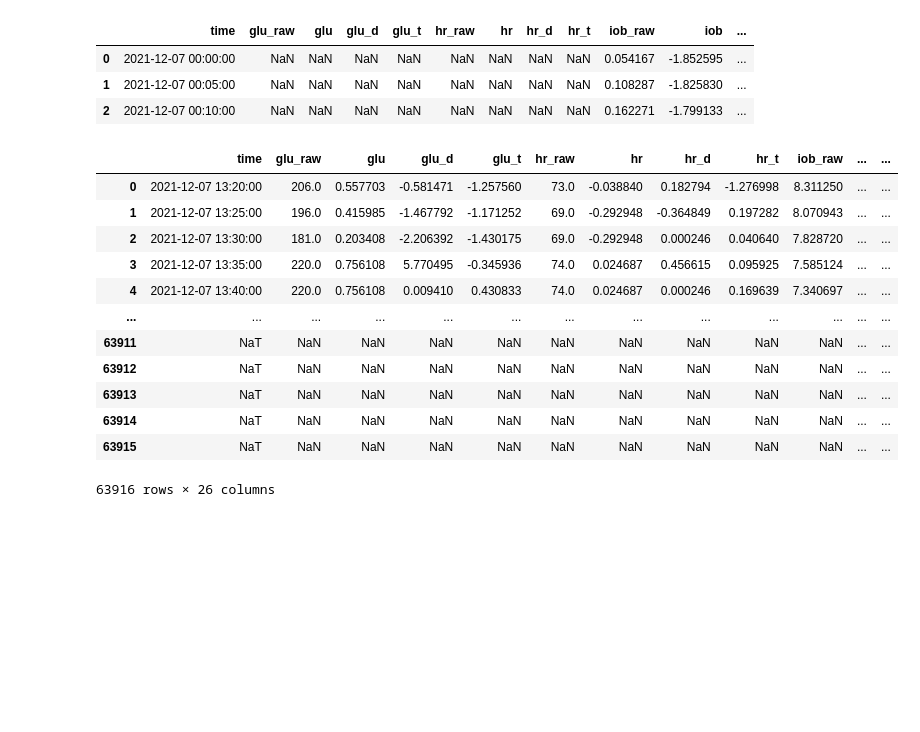
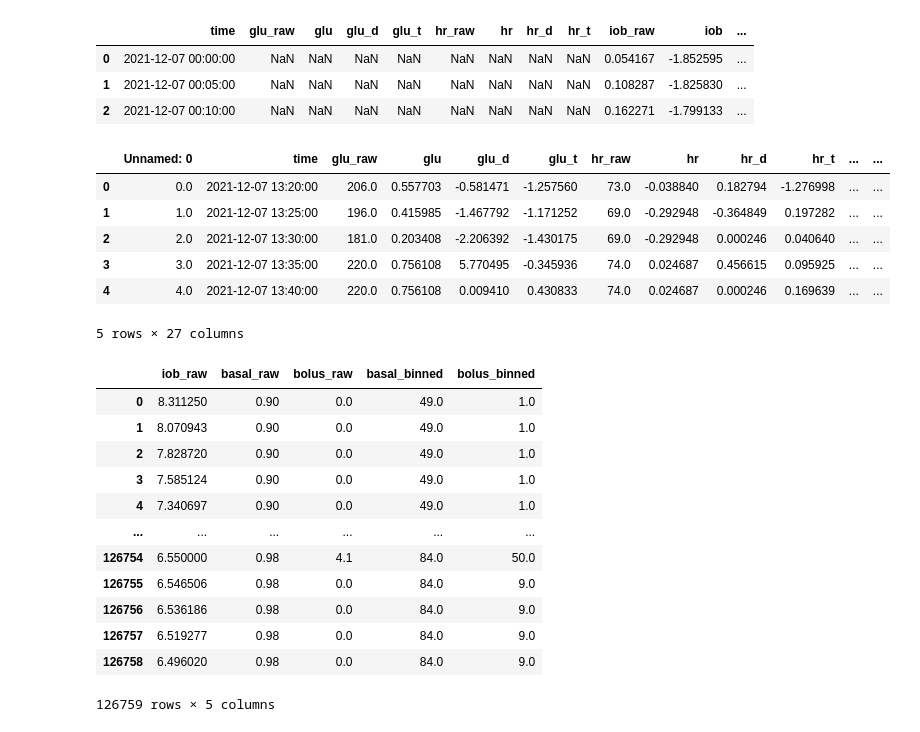
Before and after one commit to emdezla/Gloop, a Jupyter notebook: llm/dataset/data_formating.ipynb, the cells around one changed output. Saved outputs shown, nothing was run; the diff lists cells and outputs as text; code cells hidden in the pictures; blank space fills up the shorter version.

```diff
--- a/llm/dataset/data_formating.ipynb
+++ b/llm/dataset/data_formating.ipynb
@@ -20,52 +20,62 @@ pd.read_csv(f"../../datasets/processed/559-train.csv").head(3)
 | 2 | 2021-12-07 00:10:00 | NaN | NaN | NaN | NaN | NaN | NaN | NaN | NaN | 0.162271 | -1.799133 | ... |
 # %%
 # set participant id
-df_all = pd.DataFrame
+df_all = pd.DataFrame()
+df_all = pd.read_csv("data.csv")
 for pid in ["559", "563", "570", "575", "588", "591"]:
 
     # read data
     df = pd.read_csv(f"../../datasets/processed/{pid}-train.csv")
     df[["iob_raw", "basal_raw", "bolus_raw"]] = df[["iob_raw", "basal_raw", "bolus_raw"]].apply(lambda col: col.map(lambda x: 0 if x < 0 else x))
     df = df.dropna(axis=0)
 
     # discretize basal and bolus
-    bins_for_basal_bounds = np.linspace(-0.1, 5.1, 257) # 256 - upper bound is 5
-    bins_for_bolus_bounds = np.linspace(-0.1, 25.1, 257) # 256 - upper bound is 25
+    bins_for_basal_bounds = np.linspace(-1, 5, 257) # 256 - upper bound is 5
+    bins_for_bolus_bounds = np.linspace(-1, 25, 257) # 256 - upper bound is 25
 
-    df['basal_binned'] = pd.cut(df['basal_raw'], bins=bins_for_basal_bounds, labels=False).astype(int)
-    df['bolus_binned'] = pd.cut(df['bolus_raw'], bins=bins_for_bolus_bounds, labels=False).astype(int)
+    df['basal_binned'] = pd.cut(df['basal_raw'], bins=bins_for_basal_bounds, labels=False)#.astype(int)
+    df['bolus_binned'] = pd.cut(df['bolus_raw'], bins=bins_for_bolus_bounds, labels=False)#.astype(int)
 
     # generation settings
     step_size = 10 # skip every n points
     plot_interval = 50 # n datapoints before current to show in graph
 
     # Generate and store plot images
-    for i in tqdm(range(plot_interval, len(df), step_size)):
-        df = generate_imgs_for_training(df, i, plot_interval, pid=pid, dirname=dirname)
+    #for i in tqdm(range(plot_interval, len(df), step_size)):
+    #    df = generate_imgs_for_training(df, i, plot_interval, pid=pid, dirname=dirname)
 
     # Add df to df_all dataframe
     if df_all.empty: df_all = df
     else: df_all = pd.concat([df_all, df], ignore_index=True)
 
 
 # save the dataframe
-df_all.to_csv("data.csv")
+df_all.head()
+#df_all.to_csv("data.csv")
+# %% [output]
+|  | Unnamed: 0 | time | glu_raw | glu | glu_d | glu_t | hr_raw | hr | hr_d | hr_t | ... | ... |
+| 0 | 0.0 | 2021-12-07 13:20:00 | 206.0 | 0.557703 | -0.581471 | -1.257560 | 73.0 | -0.038840 | 0.182794 | -1.276998 | ... | ... |
+| 1 | 1.0 | 2021-12-07 13:25:00 | 196.0 | 0.415985 | -1.467792 | -1.171252 | 69.0 | -0.292948 | -0.364849 | 0.197282 | ... | ... |
+| 2 | 2.0 | 2021-12-07 13:30:00 | 181.0 | 0.203408 | -2.206392 | -1.430175 | 69.0 | -0.292948 | 0.000246 | 0.040640 | ... | ... |
+| 3 | 3.0 | 2021-12-07 13:35:00 | 220.0 | 0.756108 | 5.770495 | -0.345936 | 74.0 | 0.024687 | 0.456615 | 0.095925 | ... | ... |
+| 4 | 4.0 | 2021-12-07 13:40:00 | 220.0 | 0.756108 | 0.009410 | 0.430833 | 74.0 | 0.024687 | 0.000246 | 0.169639 | ... | ... |
+5 rows × 27 columns
-# %%
-df_all
-# %% [output]
-|  | time | glu_raw | glu | glu_d | glu_t | hr_raw | hr | hr_d | hr_t | iob_raw | ... | ... |
-| 0 | 2021-12-07 13:20:00 | 206.0 | 0.557703 | -0.581471 | -1.257560 | 73.0 | -0.038840 | 0.182794 | -1.276998 | 8.311250 | ... | ... |
-| 1 | 2021-12-07 13:25:00 | 196.0 | 0.415985 | -1.467792 | -1.171252 | 69.0 | -0.292948 | -0.364849 | 0.197282 | 8.070943 | ... | ... |
-| 2 | 2021-12-07 13:30:00 | 181.0 | 0.203408 | -2.206392 | -1.430175 | 69.0 | -0.292948 | 0.000246 | 0.040640 | 7.828720 | ... | ... |
-| 3 | 2021-12-07 13:35:00 | 220.0 | 0.756108 | 5.770495 | -0.345936 | 74.0 | 0.024687 | 0.456615 | 0.095925 | 7.585124 | ... | ... |
-| 4 | 2021-12-07 13:40:00 | 220.0 | 0.756108 | 0.009410 | 0.430833 | 74.0 | 0.024687 | 0.000246 | 0.169639 | 7.340697 | ... | ... |
-| ... | ... | ... | ... | ... | ... | ... | ... | ... | ... | ... | ... | ... |
-| 63911 | NaT | NaN | NaN | NaN | NaN | NaN | NaN | NaN | NaN | NaN | ... | ... |
-| 63912 | NaT | NaN | NaN | NaN | NaN | NaN | NaN | NaN | NaN | NaN | ... | ... |
-| 63913 | NaT | NaN | NaN | NaN | NaN | NaN | NaN | NaN | NaN | NaN | ... | ... |
-| 63914 | NaT | NaN | NaN | NaN | NaN | NaN | NaN | NaN | NaN | NaN | ... | ... |
-| 63915 | NaT | NaN | NaN | NaN | NaN | NaN | NaN | NaN | NaN | NaN | ... | ... |
-63916 rows × 26 columns
+# %%
+df_all[["iob_raw", "basal_raw", "bolus_raw", "basal_binned", "bolus_binned"]]
+# %% [output]
+|  | iob_raw | basal_raw | bolus_raw | basal_binned | bolus_binned |
+| 0 | 8.311250 | 0.90 | 0.0 | 49.0 | 1.0 |
+| 1 | 8.070943 | 0.90 | 0.0 | 49.0 | 1.0 |
+| 2 | 7.828720 | 0.90 | 0.0 | 49.0 | 1.0 |
+| 3 | 7.585124 | 0.90 | 0.0 | 49.0 | 1.0 |
+| 4 | 7.340697 | 0.90 | 0.0 | 49.0 | 1.0 |
+| ... | ... | ... | ... | ... | ... |
+| 126754 | 6.550000 | 0.98 | 4.1 | 84.0 | 50.0 |
+| 126755 | 6.546506 | 0.98 | 0.0 | 84.0 | 9.0 |
+| 126756 | 6.536186 | 0.98 | 0.0 | 84.0 | 9.0 |
+| 126757 | 6.519277 | 0.98 | 0.0 | 84.0 | 9.0 |
+| 126758 | 6.496020 | 0.98 | 0.0 | 84.0 | 9.0 |
+126759 rows × 5 columns
 # %%
 # Remove NaNs and save the cleaned dataframe
 df_all_clean = df_all.dropna(subset=["glu_raw", "glu_url"])
```
Also changed, not shown: parts of 2 cells of this notebook.
